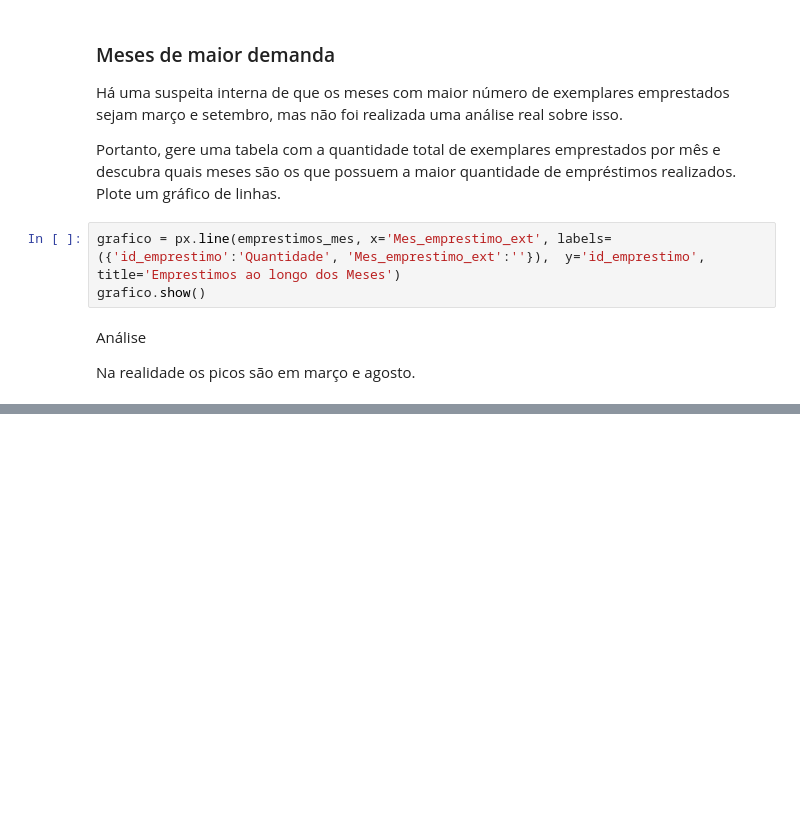
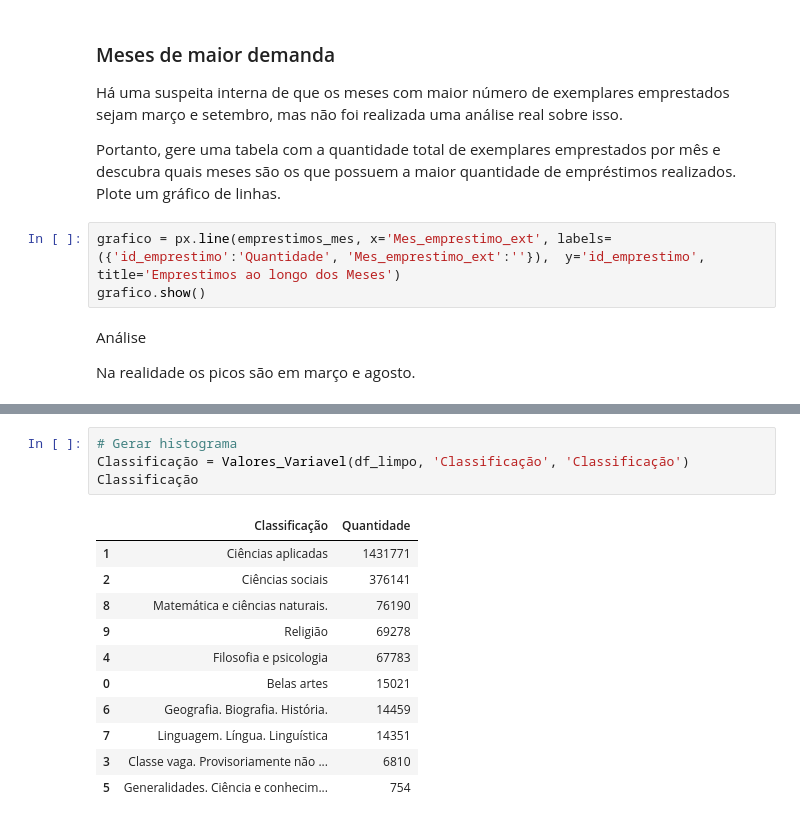
Before and after one commit to Gcostasilva/Python, a Jupyter notebook: Desafio/7 Dias De Código Alura/Análise Biblioteca.ipynb, the cells around one changed output, grey strips where cells are left out. Drawn from its saved outputs; the diff is of its cells as text; blank space fills up the shorter version.

```diff
--- a/Desafio/7 Dias De Código Alura/Análise Biblioteca.ipynb
+++ b/Desafio/7 Dias De Código Alura/Análise Biblioteca.ipynb
@@ -489,0 +576,16 @@ Na realidade os picos são em março e agosto.
+# %%
+# Gerar histograma
+Classificação = Valores_Variavel(df_limpo, 'Classificação', 'Classificação')
+Classificação
+# %% [output]
+|  | Classificação | Quantidade |
+| 1 | Ciências aplicadas | 1431771 |
+| 2 | Ciências sociais | 376141 |
+| 8 | Matemática e ciências naturais. | 76190 |
+| 9 | Religião | 69278 |
+| 4 | Filosofia e psicologia | 67783 |
+| 0 | Belas artes | 15021 |
+| 6 | Geografia. Biografia. História. | 14459 |
+| 7 | Linguagem. Língua. Linguística | 14351 |
+| 3 | Classe vaga. Provisoriamente não ... | 6810 |
+| 5 | Generalidades. Ciência e conhecim... | 754 |
```
Also changed, not shown: parts of 11 cells of this notebook, 1 other file.
